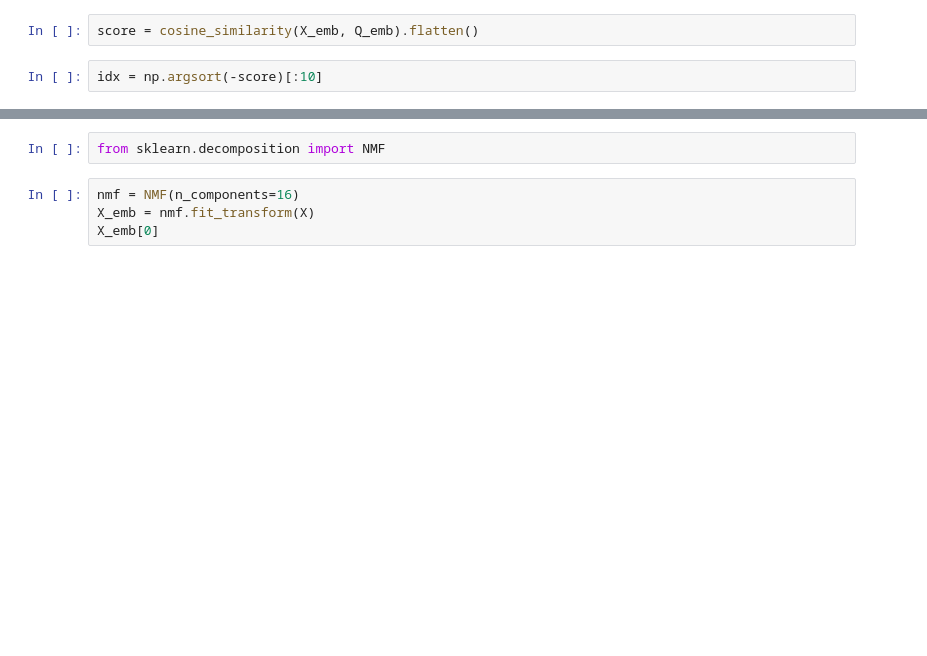
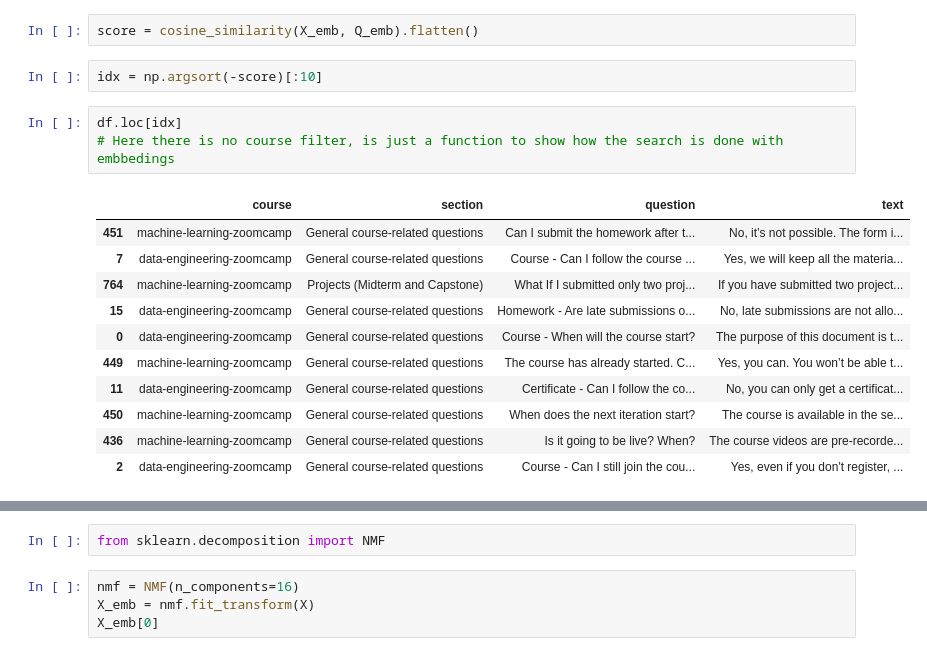
Before and after one commit to Maxkaizo/llm_2025, a Jupyter notebook: 00_search_engine/lesson/notebook.ipynb, the cells around one changed output, grey strips where cells are left out. Saved outputs shown, nothing was run; the diff lists cells and outputs as text; blank space fills up the shorter version.

```diff
--- a/00_search_engine/lesson/notebook.ipynb
+++ b/00_search_engine/lesson/notebook.ipynb
@@ -543,5 +784,20 @@ np.dot(X_emb[0], Q_emb[0])
 score = cosine_similarity(X_emb, Q_emb).flatten()
 # %%
 idx = np.argsort(-score)[:10]
+# %%
+df.loc[idx]
+# Here there is no course filter, is just a function to show how the search is done with embbedings
+# %% [output]
+|  | course | section | question | text |
+| 451 | machine-learning-zoomcamp | General course-related questions | Can I submit the homework after t... | No, it’s not possible. The form i... |
+| 7 | data-engineering-zoomcamp | General course-related questions | Course - Can I follow the course ... | Yes, we will keep all the materia... |
+| 764 | machine-learning-zoomcamp | Projects (Midterm and Capstone) | What If I submitted only two proj... | If you have submitted two project... |
+| 15 | data-engineering-zoomcamp | General course-related questions | Homework - Are late submissions o... | No, late submissions are not allo... |
+| 0 | data-engineering-zoomcamp | General course-related questions | Course - When will the course start? | The purpose of this document is t... |
+| 449 | machine-learning-zoomcamp | General course-related questions | The course has already started. C... | Yes, you can. You won’t be able t... |
+| 11 | data-engineering-zoomcamp | General course-related questions | Certificate - Can I follow the co... | No, you can only get a certificat... |
+| 450 | machine-learning-zoomcamp | General course-related questions | When does the next iteration start? | The course is available in the se... |
+| 436 | machine-learning-zoomcamp | General course-related questions | Is it going to be live? When? | The course videos are pre-recorde... |
+| 2 | data-engineering-zoomcamp | General course-related questions | Course - Can I still join the cou... | Yes, even if you don't register, ... |
 # %%
 list(df.loc[idx].text)
```
Also changed, not shown: parts of 50 cells of this notebook.
